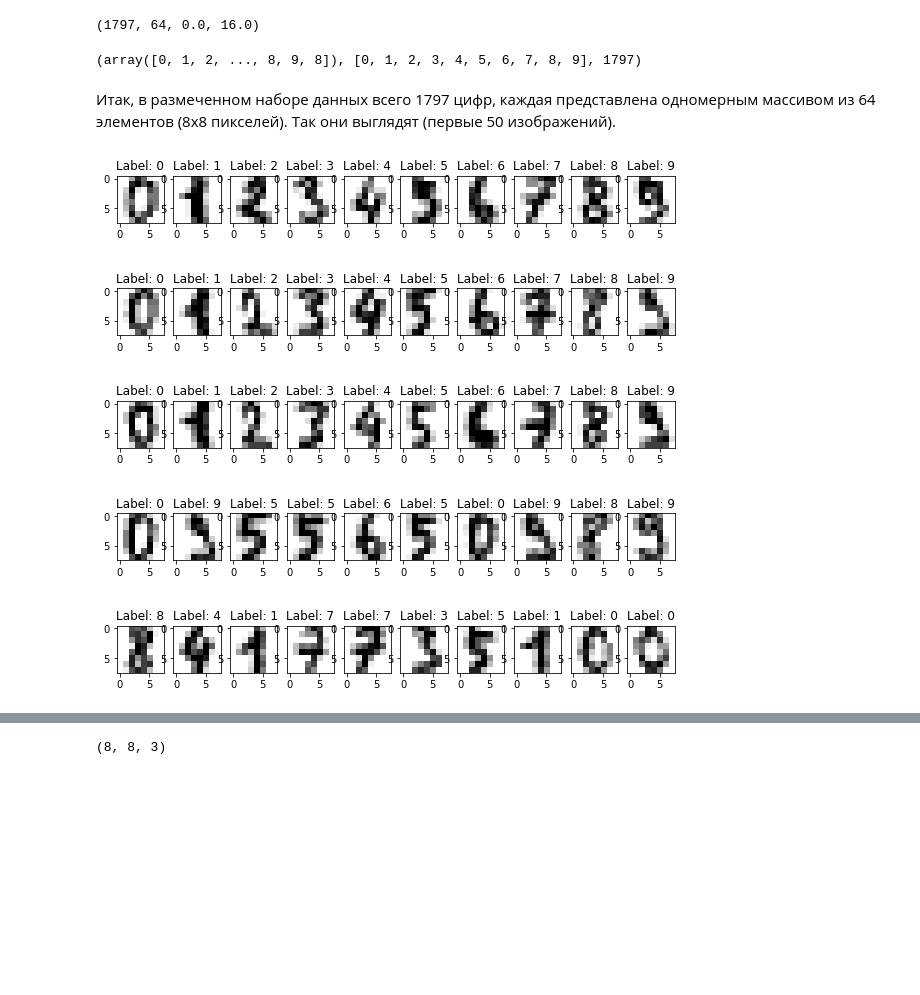
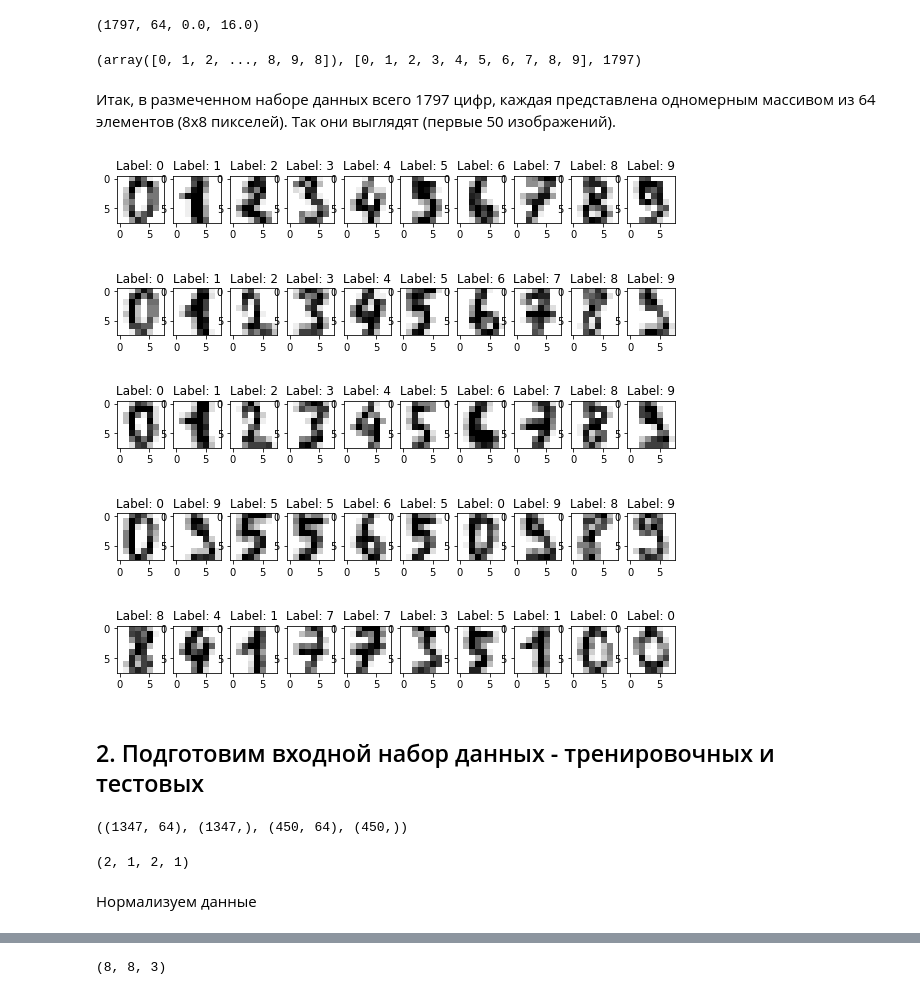
Before and after one commit to crimcat/ml, a Jupyter notebook: examples/Handwritten digits recognition by simple NN.ipynb, the cells around one changed output, grey strips where cells are left out. Drawn from its saved outputs; the diff is of its cells as text; code cells hidden in the pictures; blank space fills up the shorter version.

```diff
--- a/examples/Handwritten digits recognition by simple NN.ipynb
+++ b/examples/Handwritten digits recognition by simple NN.ipynb
@@ -31,17 +29,19 @@ len(data), len(data[0]), min([min(v) for v in data]), max([max(v) for v in data]
 # %% [output]
 (1797, 64, 0.0, 16.0)
-# %%
-labels, sorted(set(labels)), len(labels)
-# %% [output]
-(array([0, 1, 2, ..., 8, 9, 8]), [0, 1, 2, 3, 4, 5, 6, 7, 8, 9], 1797)
+# %%
+digits['target'], sorted(set(digits['target'])), len(digits['target'])
+# %% [output]
+(array([0, 1, 2, ..., 8, 9, 8]), [0, 1, 2, 3, 4, 5, 6, 7, 8, 9], 1797)
 # %% [markdown]
 Итак, в размеченном наборе данных всего 1797 цифр, каждая представлена одномерным массивом из 64 элементов (8x8 пикселей).
 Так они выглядят (первые 50 изображений).
 # %%
 plt.figure(figsize=(10,10))
 for i in range(50):
     plt.subplot(5, 10, i + 1)
     plt.imshow(digits.images[i], cmap=plt.cm.gray_r, interpolation='nearest')
-    plt.title(f'Label: {labels[i]}')
+    plt.title(f'Label: {digits["target"][i]}')
 # %% [output]
-[figure, old version]
+[figure, new version]
+# %% [markdown]
+## 2. Подготовим входной набор данных - тренировочных и тестовых
@@ -47,0 +51,10 @@ for i in range(50):
+# %%
+x_train.shape, y_train.shape, x_test.shape, y_test.shape
+# %% [output]
+((1347, 64), (1347,), (450, 64), (450,))
+# %%
+x_train.ndim, y_train.ndim, x_test.ndim, y_test.ndim
+# %% [output]
+(2, 1, 2, 1)
+# %% [markdown]
+Нормализуем данные
```
Also changed, not shown: parts of 25 cells of this notebook, 13 other files.
